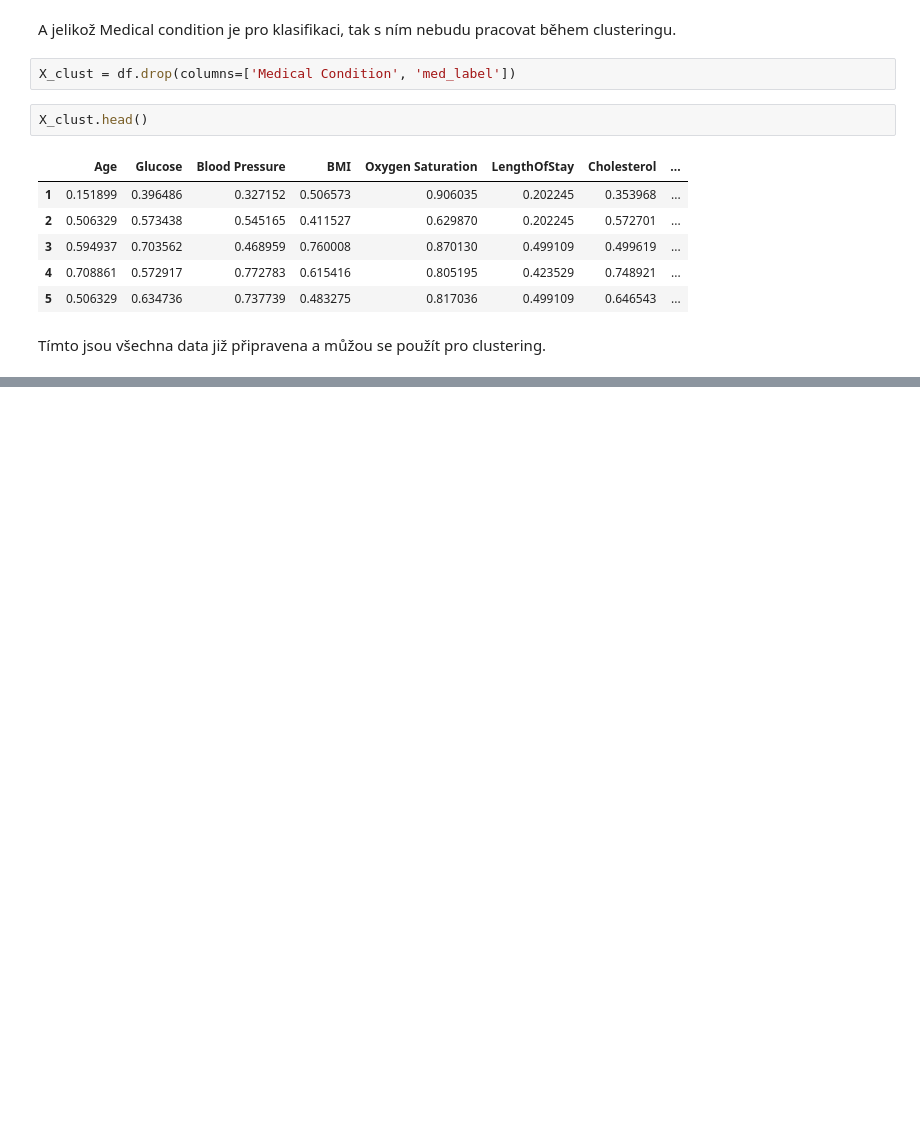
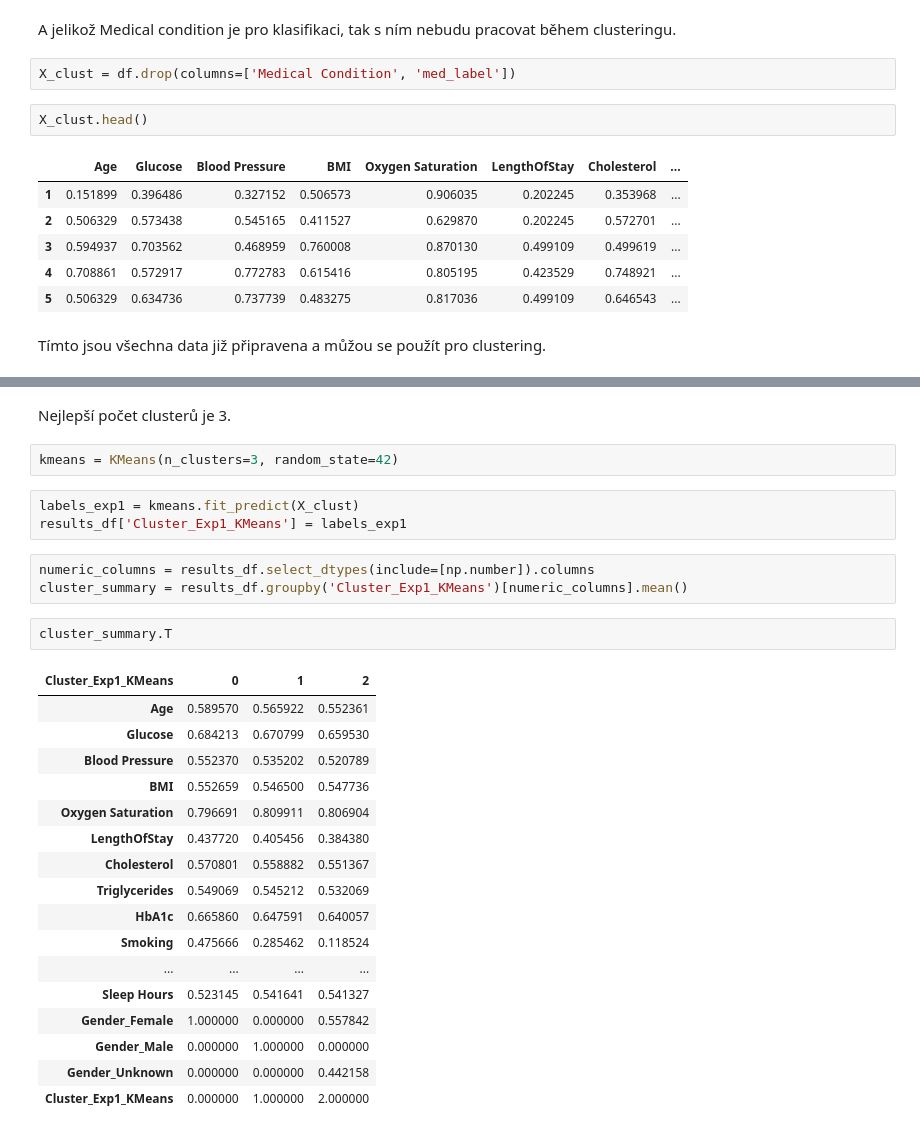
Before and after one commit to Ajraa/SU, a Jupyter notebook: project.ipynb, the cells around one changed output, grey strips where cells are left out. Drawn from its saved outputs; the diff is of its cells as text; blank space fills up the shorter version.

```diff
--- a/project.ipynb
+++ b/project.ipynb
@@ -416,0 +457,30 @@ Tímto jsou všechna data již připravena a můžou se použít pro clustering.
+# %% [markdown]
+Nejlepší počet clusterů je 3.
+# %%
+kmeans = KMeans(n_clusters=3, random_state=42)
+# %%
+labels_exp1 = kmeans.fit_predict(X_clust)
+results_df['Cluster_Exp1_KMeans'] = labels_exp1
+# %%
+numeric_columns = results_df.select_dtypes(include=[np.number]).columns
+cluster_summary = results_df.groupby('Cluster_Exp1_KMeans')[numeric_columns].mean()
+# %%
+cluster_summary.T
+# %% [output]
+| Cluster_Exp1_KMeans | 0 | 1 | 2 |
+| Age | 0.589570 | 0.565922 | 0.552361 |
+| Glucose | 0.684213 | 0.670799 | 0.659530 |
+| Blood Pressure | 0.552370 | 0.535202 | 0.520789 |
+| BMI | 0.552659 | 0.546500 | 0.547736 |
+| Oxygen Saturation | 0.796691 | 0.809911 | 0.806904 |
+| LengthOfStay | 0.437720 | 0.405456 | 0.384380 |
+| Cholesterol | 0.570801 | 0.558882 | 0.551367 |
+| Triglycerides | 0.549069 | 0.545212 | 0.532069 |
+| HbA1c | 0.665860 | 0.647591 | 0.640057 |
+| Smoking | 0.475666 | 0.285462 | 0.118524 |
+| ... | ... | ... | ... |
+| Sleep Hours | 0.523145 | 0.541641 | 0.541327 |
+| Gender_Female | 1.000000 | 0.000000 | 0.557842 |
+| Gender_Male | 0.000000 | 1.000000 | 0.000000 |
+| Gender_Unknown | 0.000000 | 0.000000 | 0.442158 |
+| Cluster_Exp1_KMeans | 0.000000 | 1.000000 | 2.000000 |
```
Also changed, not shown: parts of 6 cells of this notebook.
